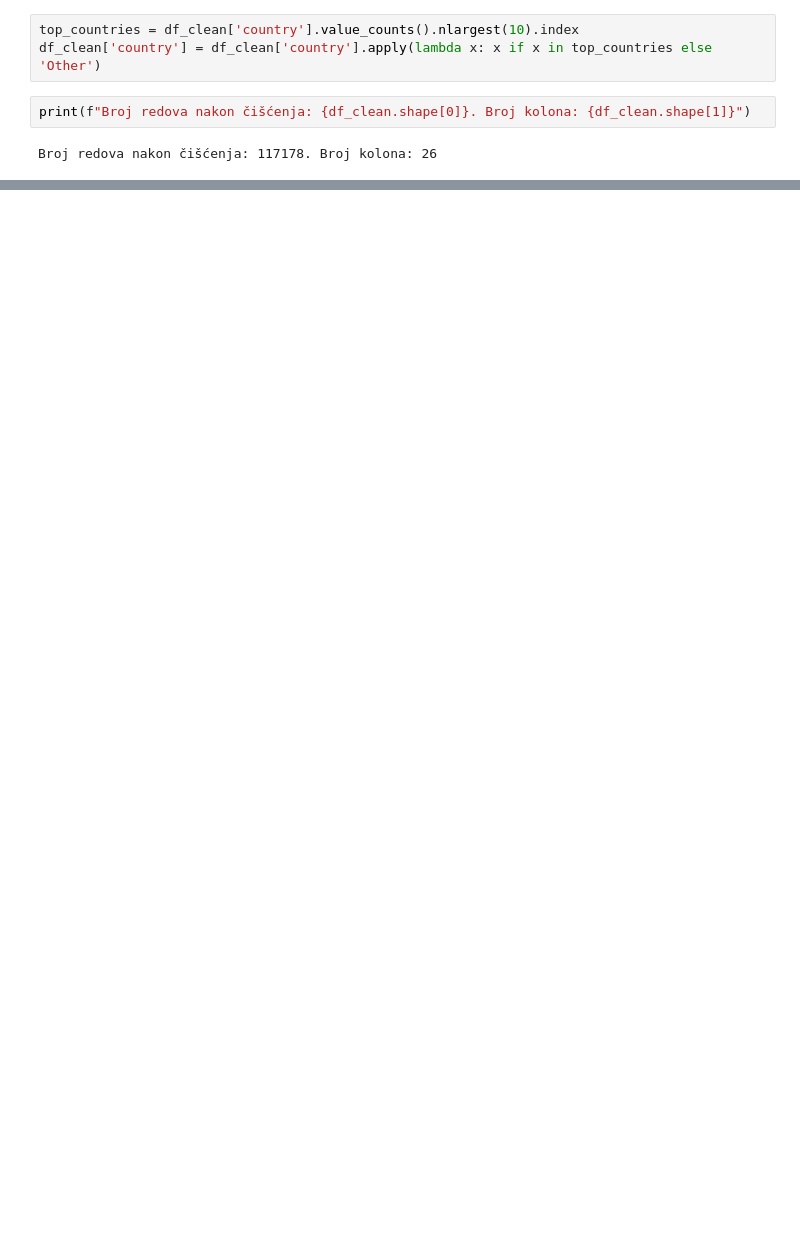
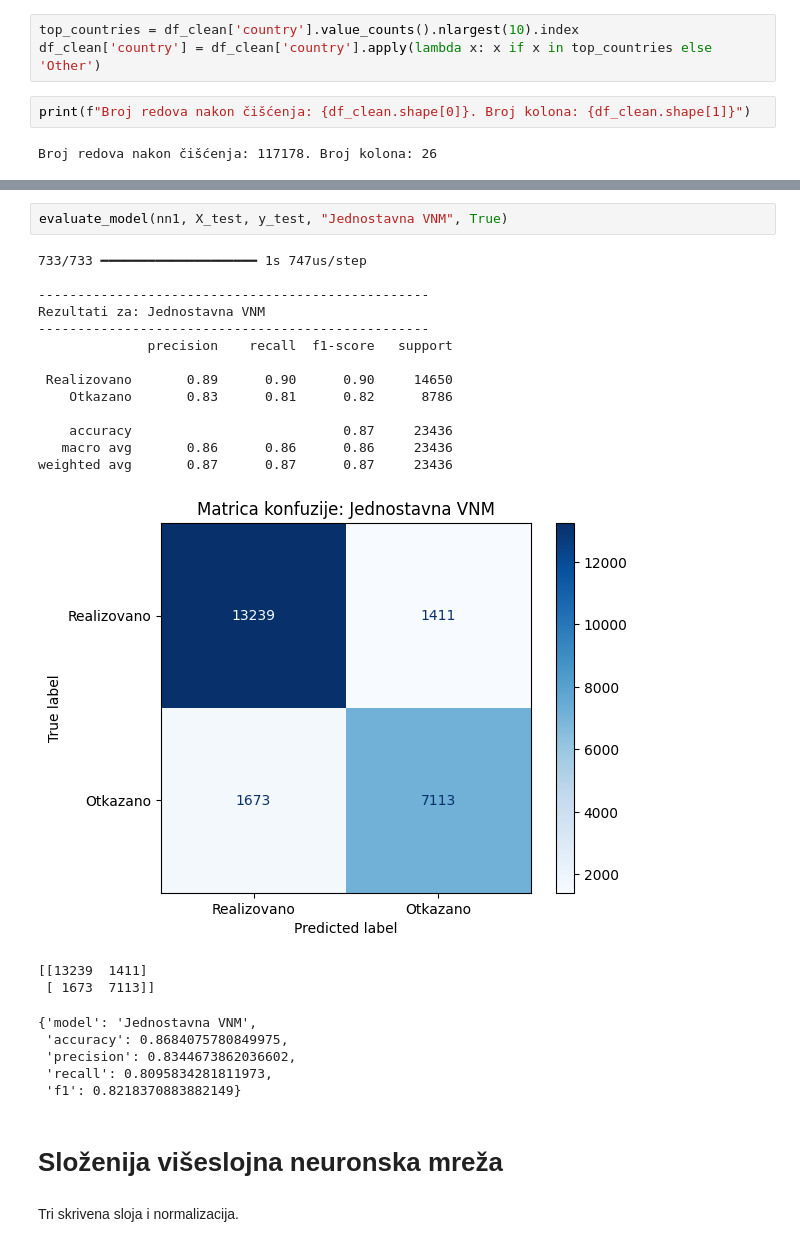
Before and after one commit to irinaradanovic/Hotel-Cancelation-Prediction, a Jupyter notebook: prediction.ipynb, the cells around one changed output, grey strips where cells are left out. Saved outputs shown, nothing was run; the diff lists cells and outputs as text; blank space fills up the shorter version.

Commit message:
models

```diff
--- a/prediction.ipynb
+++ b/prediction.ipynb
@@ -451,0 +693,28 @@ X_test oblik: (23436, 25)
+# %%
+evaluate_model(nn1, X_test, y_test, "Jednostavna VNM", True)
+# %% [output]
+733/733 ━━━━━━━━━━━━━━━━━━━━ 1s 747us/step
+
+--------------------------------------------------
+Rezultati za: Jednostavna VNM
+--------------------------------------------------
+              precision    recall  f1-score   support
+
+ Realizovano       0.89      0.90      0.90     14650
+    Otkazano       0.83      0.81      0.82      8786
+
+    accuracy                           0.87     23436
+   macro avg       0.86      0.86      0.86     23436
+weighted avg       0.87      0.87      0.87     23436
+[figure, added]
+[[13239  1411]
+ [ 1673  7113]]
+{'model': 'Jednostavna VNM',
+ 'accuracy': 0.8684075780849975,
+ 'precision': 0.8344673862036602,
+ 'recall': 0.8095834281811973,
+ 'f1': 0.8218370883882149}
+# %% [markdown]
+# Složenija višeslojna neuronska mreža
+# %% [markdown]
+Tri skrivena sloja i normalizacija.
```
Also changed, not shown: parts of 45 cells of this notebook.
